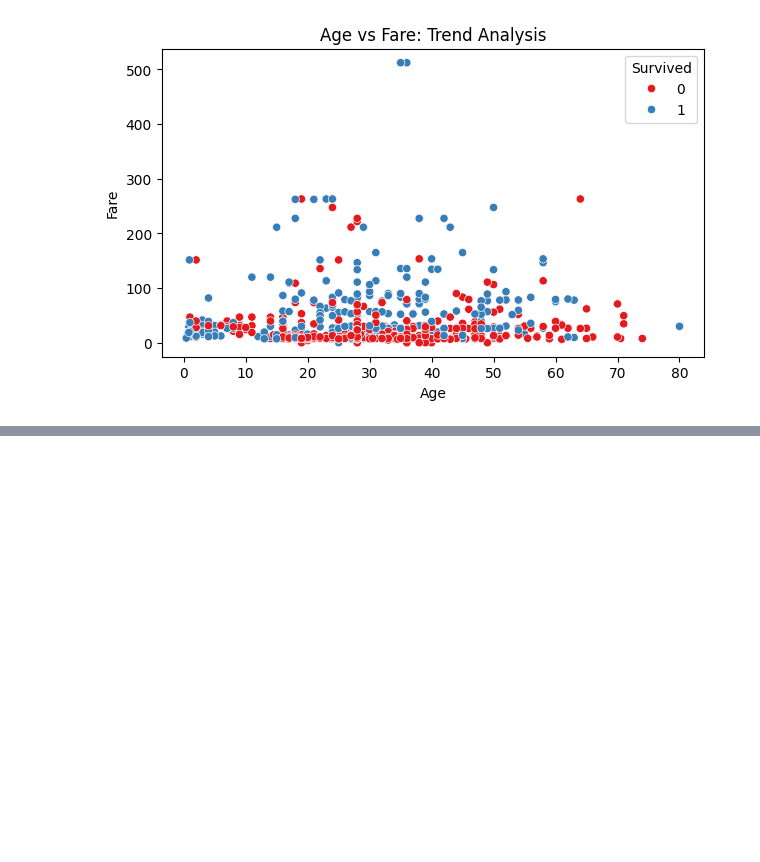
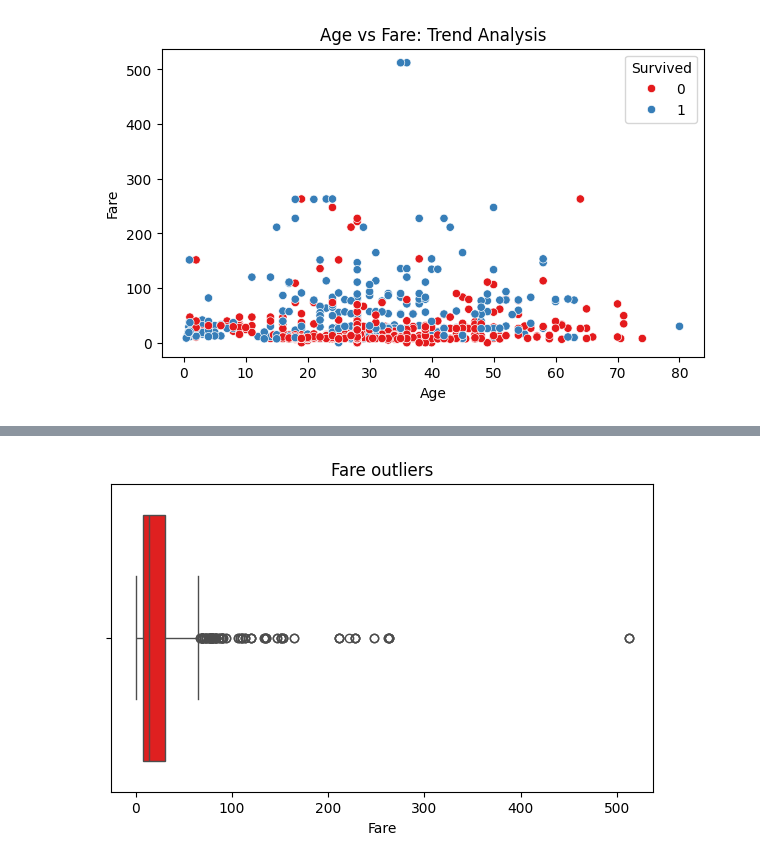
Before and after one commit to 2303a51060Nirnaya/ADM-2025, a Jupyter notebook: week_5.ipynb, the cells around one changed output, grey strips where cells are left out. Drawn from its saved outputs; the diff is of its cells as text; code cells hidden in the pictures; blank space fills up the shorter version.

```diff
--- a/week_5.ipynb
+++ b/week_5.ipynb
@@ -131,0 +142,9 @@ plt.show()
+# %%
+#box plot for fare
+plt.figure(figsize=(7, 4))
+sns.boxplot(x=df['Fare'],color='red')
+plt.title('Fare outliers')
+plt.xlabel('Fare')
+plt.show()
+# %% [output]
+[figure, added]
```
Also changed, not shown: parts of 1 cell of this notebook.
